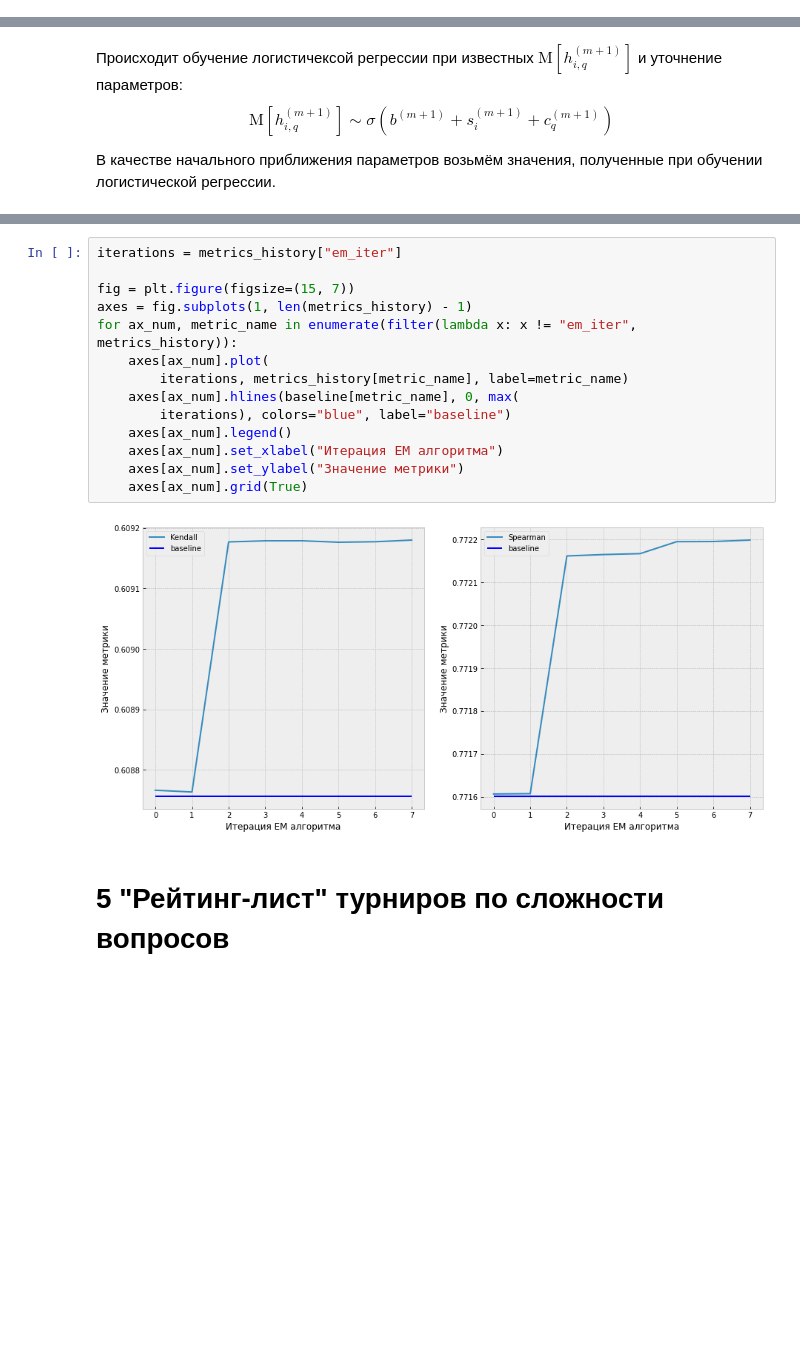
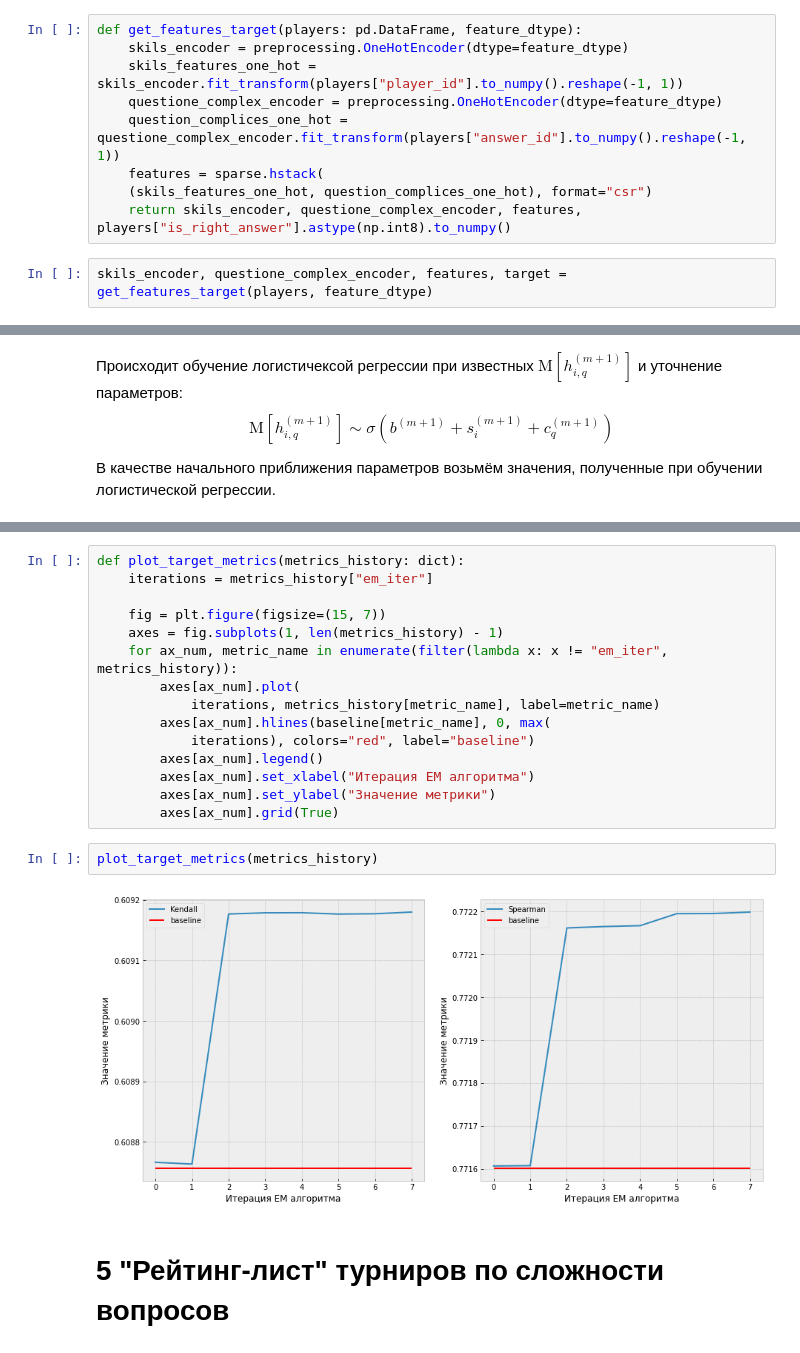
Before and after one commit to KernelA/made-adv-ml-hw2, a Jupyter notebook: solution.ipynb, the cells around one changed output, grey strips where cells are left out. Cells and saved outputs as stored; diff of their text form; blank space fills up the shorter version.

```diff
--- a/solution.ipynb
+++ b/solution.ipynb
@@ -181,3 +164,14 @@ del question_complices_one_hot
+# %%
+def get_features_target(players: pd.DataFrame, feature_dtype):
+    skils_encoder = preprocessing.OneHotEncoder(dtype=feature_dtype)
+    skils_features_one_hot = skils_encoder.fit_transform(players["player_id"].to_numpy().reshape(-1, 1))
+    questione_complex_encoder = preprocessing.OneHotEncoder(dtype=feature_dtype)
+    question_complices_one_hot = questione_complex_encoder.fit_transform(players["answer_id"].to_numpy().reshape(-1, 1))
+    features = sparse.hstack(
+    (skils_features_one_hot, question_complices_one_hot), format="csr")
+    return skils_encoder, questione_complex_encoder, features, players["is_right_answer"].astype(np.int8).to_numpy()
+# %%
+skils_encoder, questione_complex_encoder, features, target = get_features_target(players, feature_dtype)
 # %%
 assert sparse.isspmatrix_csr(features)
 # %%
@@ -396,18 +385,21 @@ metrics_history = em_model.fit(coo_features, target, players, skils_encoder,
 # %%
-iterations = metrics_history["em_iter"]
+def plot_target_metrics(metrics_history: dict):
+    iterations = metrics_history["em_iter"]
 
-fig = plt.figure(figsize=(15, 7))
-axes = fig.subplots(1, len(metrics_history) - 1)
-for ax_num, metric_name in enumerate(filter(lambda x: x != "em_iter", metrics_history)):
-    axes[ax_num].plot(
-        iterations, metrics_history[metric_name], label=metric_name)
-    axes[ax_num].hlines(baseline[metric_name], 0, max(
-        iterations), colors="blue", label="baseline")
-    axes[ax_num].legend()
-    axes[ax_num].set_xlabel("Итерация EM алгоритма")
-    axes[ax_num].set_ylabel("Значение метрики")
-    axes[ax_num].grid(True)
+    fig = plt.figure(figsize=(15, 7))
+    axes = fig.subplots(1, len(metrics_history) - 1)
+    for ax_num, metric_name in enumerate(filter(lambda x: x != "em_iter", metrics_history)):
+        axes[ax_num].plot(
+            iterations, metrics_history[metric_name], label=metric_name)
+        axes[ax_num].hlines(baseline[metric_name], 0, max(
+            iterations), colors="red", label="baseline")
+        axes[ax_num].legend()
+        axes[ax_num].set_xlabel("Итерация EM алгоритма")
+        axes[ax_num].set_ylabel("Значение метрики")
+        axes[ax_num].grid(True)
-# %% [output]
-[figure, removed]
+# %%
+plot_target_metrics(metrics_history)
+# %% [output]
+[figure, added]
 # %% [markdown]
 # 5 "Рейтинг-лист" турниров по сложности вопросов
```
Also changed, not shown: parts of 59 cells of this notebook.
